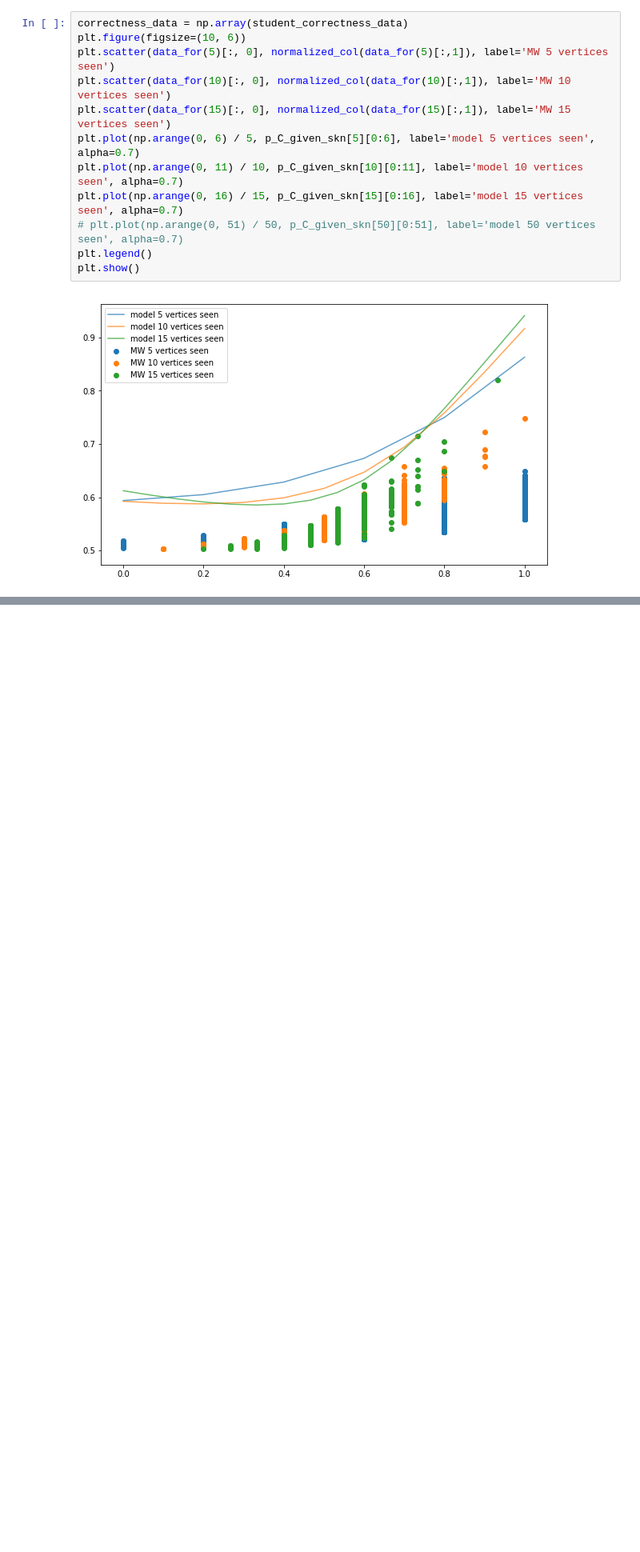
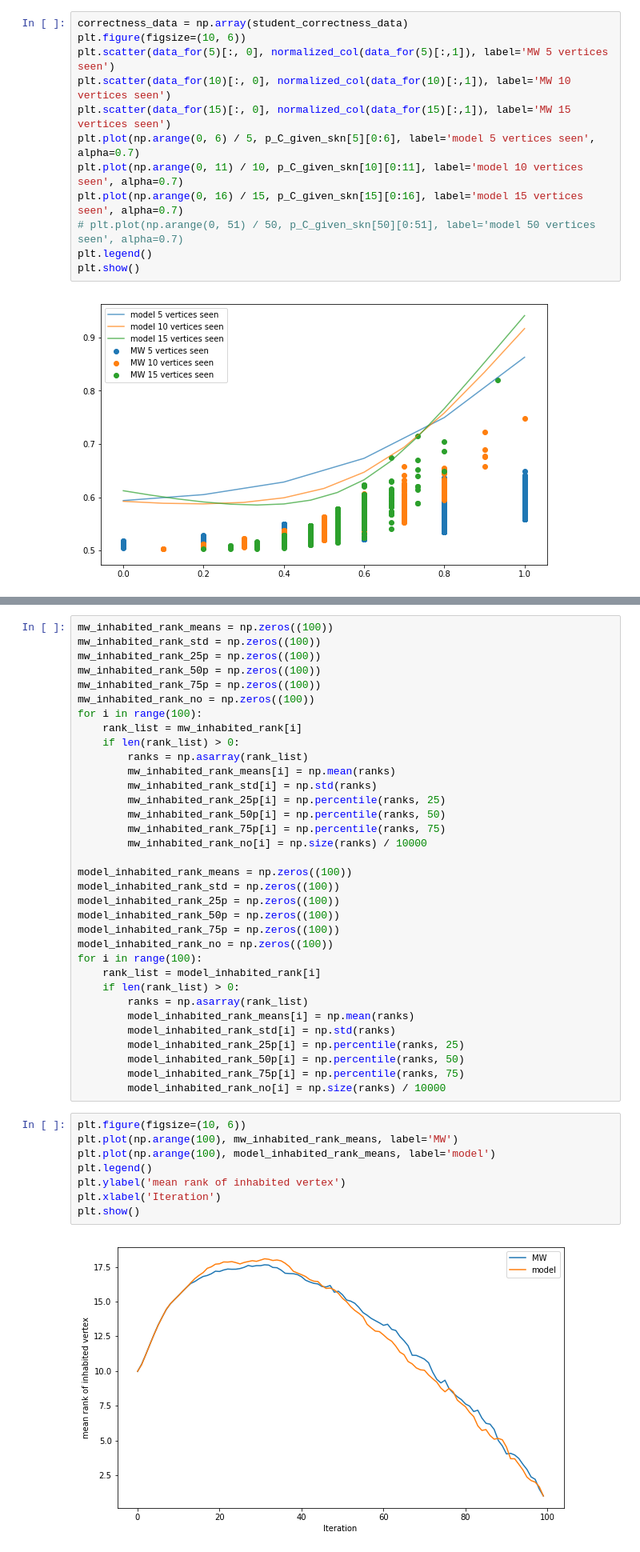
Before and after one commit to maxov/170-project-analysis, a Jupyter notebook: project-analysis.ipynb, the cells around one changed output, grey strips where cells are left out. Shown: that part at 80% size. Drawn from its saved outputs; the diff is of its cells as text; blank space fills up the shorter version.

```diff
--- a/project-analysis.ipynb
+++ b/project-analysis.ipynb
@@ -611,0 +696,44 @@ We can't compare these values directly because they mean different things. If th
+# %%
+mw_inhabited_rank_means = np.zeros((100))
+mw_inhabited_rank_std = np.zeros((100))
+mw_inhabited_rank_25p = np.zeros((100))
+mw_inhabited_rank_50p = np.zeros((100))
+mw_inhabited_rank_75p = np.zeros((100))
+mw_inhabited_rank_no = np.zeros((100))
+for i in range(100):
+    rank_list = mw_inhabited_rank[i]
+    if len(rank_list) > 0:
+        ranks = np.asarray(rank_list)
+        mw_inhabited_rank_means[i] = np.mean(ranks)
+        mw_inhabited_rank_std[i] = np.std(ranks)
+        mw_inhabited_rank_25p[i] = np.percentile(ranks, 25)
+        mw_inhabited_rank_50p[i] = np.percentile(ranks, 50)
+        mw_inhabited_rank_75p[i] = np.percentile(ranks, 75)
+        mw_inhabited_rank_no[i] = np.size(ranks) / 10000
+
+model_inhabited_rank_means = np.zeros((100))
+model_inhabited_rank_std = np.zeros((100))
+model_inhabited_rank_25p = np.zeros((100))
+model_inhabited_rank_50p = np.zeros((100))
+model_inhabited_rank_75p = np.zeros((100))
+model_inhabited_rank_no = np.zeros((100))
+for i in range(100):
+    rank_list = model_inhabited_rank[i]
+    if len(rank_list) > 0:
+        ranks = np.asarray(rank_list)
+        model_inhabited_rank_means[i] = np.mean(ranks)
+        model_inhabited_rank_std[i] = np.std(ranks)
+        model_inhabited_rank_25p[i] = np.percentile(ranks, 25)
+        model_inhabited_rank_50p[i] = np.percentile(ranks, 50)
+        model_inhabited_rank_75p[i] = np.percentile(ranks, 75)
+        model_inhabited_rank_no[i] = np.size(ranks) / 10000
+# %%
+plt.figure(figsize=(10, 6))
+plt.plot(np.arange(100), mw_inhabited_rank_means, label='MW')
+plt.plot(np.arange(100), model_inhabited_rank_means, label='model')
+plt.legend()
+plt.ylabel('mean rank of inhabited vertex')
+plt.xlabel('Iteration')
+plt.show()
+# %% [output]
+[figure, added]
```
Also changed, not shown: parts of 6 cells of this notebook.
